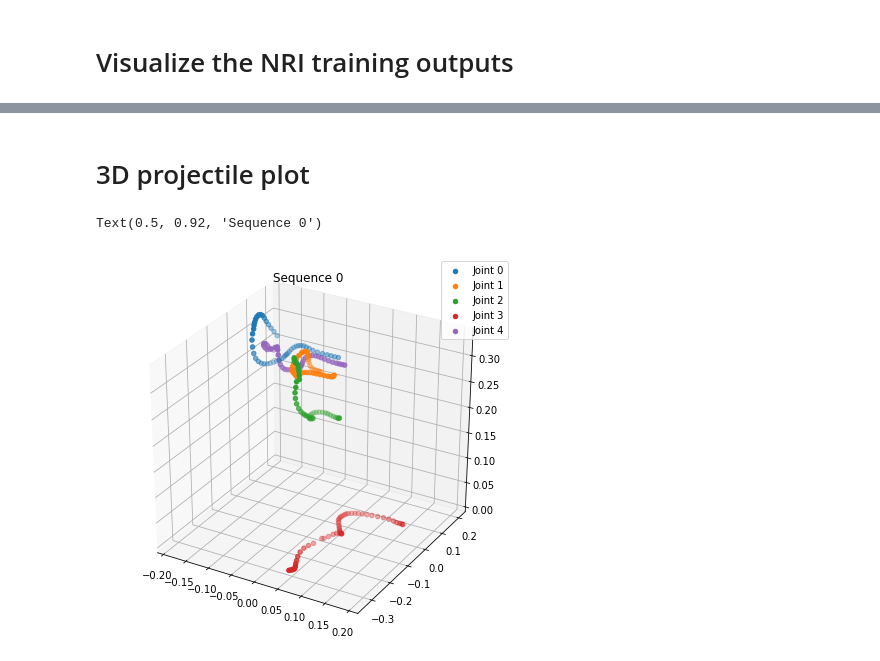
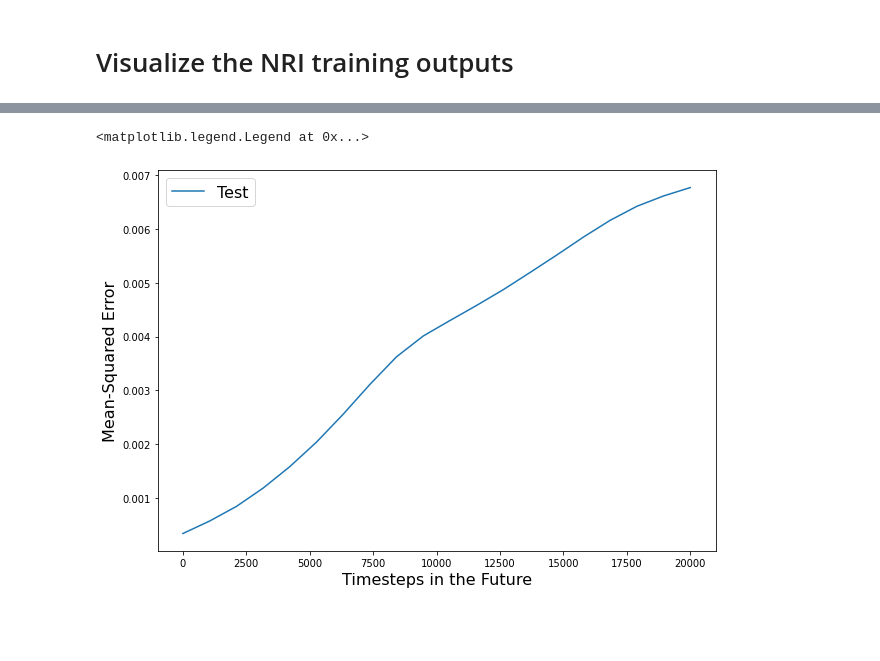
Before and after one commit to mariel-pettee/choreo-graph, a Jupyter notebook: dance_to_nri.ipynb, the cells around one changed output, grey strips where cells are left out. Saved outputs shown, nothing was run; the diff lists cells and outputs as text; code cells hidden in the pictures; blank space fills up the shorter version.

```diff
--- a/dance_to_nri.ipynb
+++ b/dance_to_nri.ipynb
@@ -259,45 +139,10 @@ HTML(animation.to_html5_video())
-# %% [markdown]
-# 3D projectile plot
-# %%
-fig = plt.figure(figsize=(25,7))
-# ax = p3.Axes3D(fig)
-
-joints = np.arange(5)
-
-### Sequence 0
-seq_number = 0
-ax = fig.add_subplot(1,3,1, projection='3d')
-for i in joints:
-    ax.scatter(xtest[:,i,0],xtest[:,i,1],xtest[:,i,2], marker='o',
-#                label=joint_names[i]
-               label="Joint "+str(i)
-              )
-ax.legend()
-ax.set_title("Sequence {}".format(seq_number))
-
-
-# ### Sequence 1
-# seq_number = 1
-# ax = fig.add_subplot(1,3,2, projection='3d')
-# for i in joints:
-#     ax.scatter(nodes[seq_number, :, 0, i],nodes[seq_number, :, 1, i],nodes[seq_number, :, 2, i], marker='o',
-# #                label=joint_names[i]
-#                label="Joint "+str(i)
-#               )
-# ax.legend()
-# ax.set_title("Sequence {}".format(seq_number))
-
-
-# ### Sequence 2
-# seq_number = 2
-# ax = fig.add_subplot(1,3,3, projection='3d')
-# for i in joints:
-#     ax.scatter(nodes[seq_number, :, 0, i],nodes[seq_number, :, 1, i],nodes[seq_number, :, 2, i], marker='o',
-# #                label=joint_names[i]
-#                label="Joint "+str(i)
-#               )
-# ax.legend()
-# ax.set_title("Sequence {}".format(seq_number))
-# %% [output]
-Text(0.5, 0.92, 'Sequence 0')
-[figure, removed]
+# %%
+mse_test = [ 0.000337863894 , 0.000569751021 , 0.000840535213 , 0.001180468476 , 0.001579841599 , 0.002035367070 , 0.002553931205 , 0.003107692348 , 0.003623061813 , 0.004009141121 , 0.004296756815 , 0.004578069318 , 0.004871356301 , 0.005190063268 , 0.005514046643 , 0.005848178174 , 0.006159576122 , 0.006420182064 , 0.006612744182 , 0.006768682506 ]
+fig, ax = plt.subplots(figsize=(10,7))
+ax.plot(np.linspace(0,len(mse_test)*1000,20), mse_test, label="Test")
+ax.set_xlabel("Timesteps in the Future", fontsize=16)
+ax.set_ylabel("Mean-Squared Error", fontsize=16)
+ax.legend(fontsize=16)
+# %% [output]
+<matplotlib.legend.Legend at 0x...>
+[figure, added]
```
Also changed, not shown: parts of 31 cells of this notebook, 2 other files.
